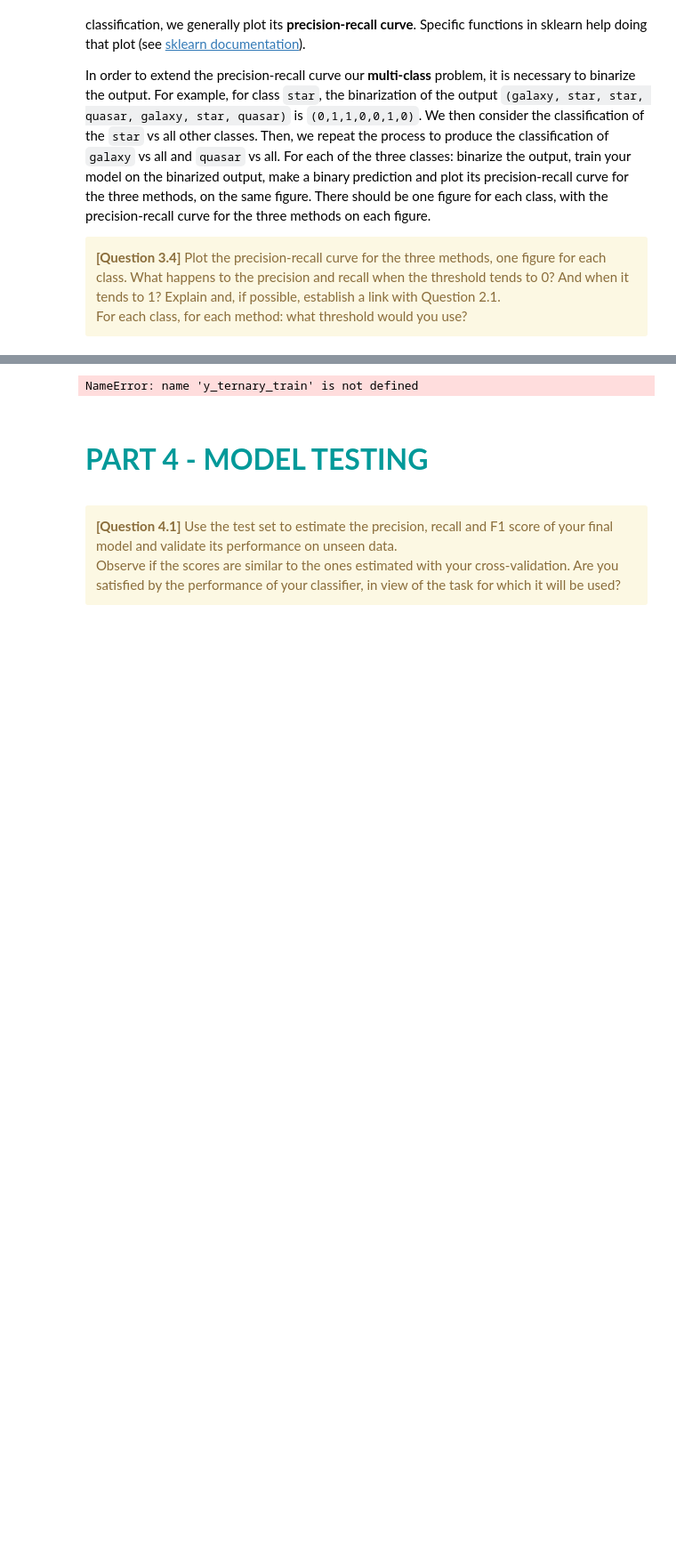
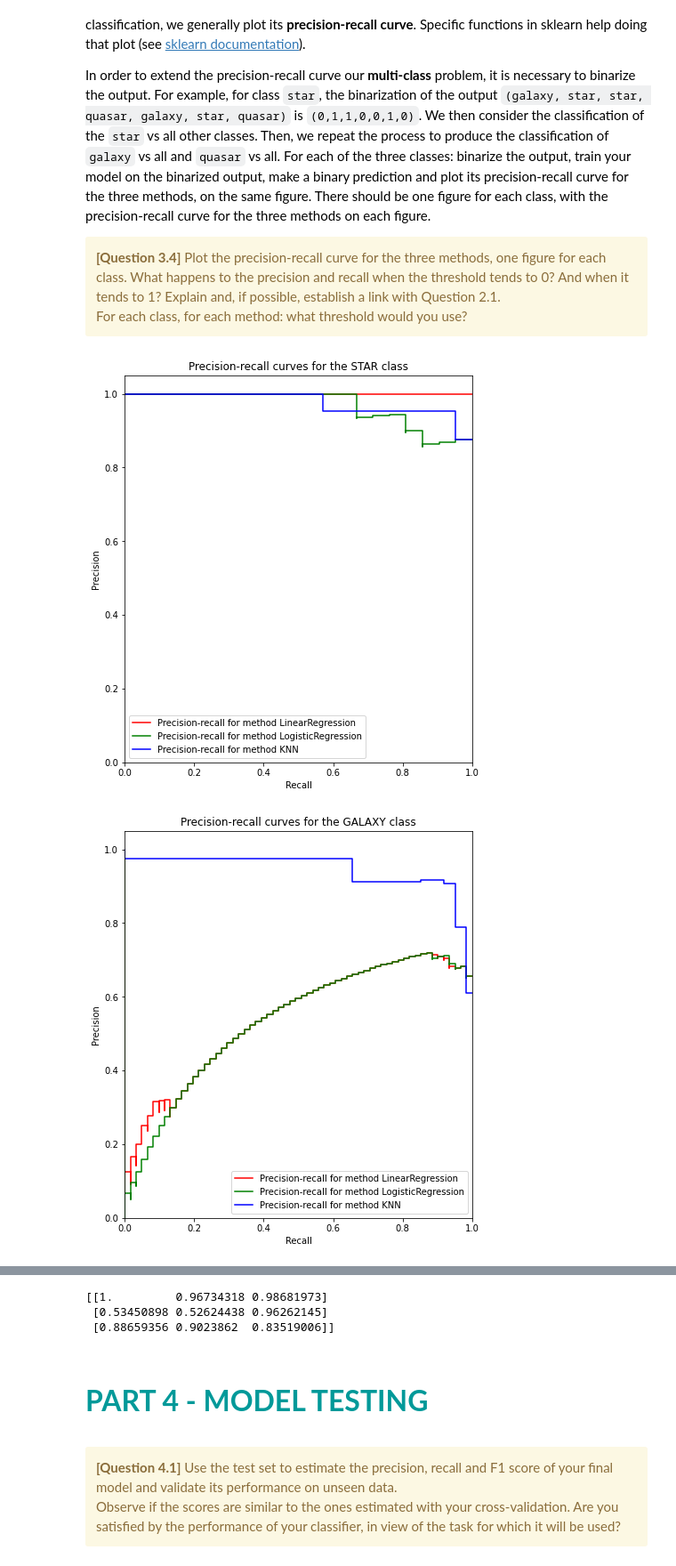
Before and after one commit to Mathis003/LEPL1109-Hackathons, a Jupyter notebook: Hackathon_2/Hackathon02-Classification.ipynb, the cells around one changed output, grey strips where cells are left out. Shown at 89% size. Drawn from its saved outputs; the diff is of its cells as text; code cells hidden in the pictures; blank space fills up the shorter version.

```diff
--- a/Hackathon_2/Hackathon02-Classification.ipynb
+++ b/Hackathon_2/Hackathon02-Classification.ipynb
@@ -452,8 +458,8 @@ Based on the confusion matrix, computes the 'precision'
 
 def precision(cm):
     #True positives over Perceived positives
-    if cm[0,1] + cm[1,1] == 0 : return 0
-    return cm[1,1]/(cm[0,1] + cm[1,1])
+    if np.sum(cm[:, 1]) == 0 : return 0
+    return cm[1,1]/(np.sum(cm[:, 1]))
 
 
 """ -----------------------------------------------------------------------------------------
@@ -467,8 +473,9 @@ Based on the confusion matrix, computes the 'recall'
 
 def recall(cm):
     #True positives over Real positives
-    if cm[1,1] + cm[1,0] == 0 : return 0
-    return cm[1,1]/(cm[1,1] + cm[1,0])
+    if np.sum(cm[1, :]) == 0 : return 0
+    return cm[1,1]/(np.sum(cm[1, :]))
+
 
 
 """ -----------------------------------------------------------------------------------------
@@ -591,9 +598,10 @@ CELL N°9 : Model selection - tuning the three methods
 from sklearn.linear_model import LinearRegression
 from sklearn.linear_model import LogisticRegression
 from sklearn.neighbors import KNeighborsClassifier
+from sklearn.preprocessing import label_binarize
 
 names_classes = ["STAR", "GALAXY", "QSO"]
-y_train = np.column_stack([np.where(data_train['class'] == i, 1, 0) for i in names_classes])
+y_train = label_binarize(data_train['class'], classes=names_classes) #y_train1 = np.column_stack([np.where(data_train['class'] == i, 1, 0) for i in names_classes])
 
 #Diminution taille train
 size = 1000
@@ -611,10 +619,10 @@ for n in [1, 5, 10, 100] :
         for p in [2, 1] :
             param[2].append([{"n_neighbors": n}, {"weights": w}, {"p": p}])
 
+m = ['LinearRegression', 'LogisticRegression', 'KNN']
 for cl in range(3) :
     print(f"For {names_classes[cl]} class :")
-    Scores = evalParam(methods, param, X_train.values, y_train[:, cl], 2)
-    m = ['LinearRegression', 'LogisticRegression', 'KNN']
+    Scores = evalParam(methods, param, X_train, y_train[:, cl], 2)
     for i in range(3) :
         print("\tMéthode: " + m[i])
         for j in range(len(param[i])) :
@@ -641,23 +665,50 @@ For each of the three classes: binarize the output, train your model on the bina
 # %%
 """
 TEST CELL N°10 : PRECISION-RECALL CURVES
 
 @pre: the three models (knn, linear and logistic regression) initialized with their tuned hyperparameters.
 @post: a figure with the precision-recall curves for the three given models and also for a simple baseline classifier,
         applied on a validation set containing 10% of the training set.
 ------------------------------------------------------------------------------------------------ """
 
 from sklearn.metrics import precision_recall_curve
 from sklearn.metrics import auc
 from sklearn.model_selection import train_test_split
-from sklearn.preprocessing import label_binarize
+#Ajout
+from sklearn.metrics import PrecisionRecallDisplay
+from itertools import cycle
+
 
 # Validation set to use for the PR curves
 X_train2, X_val = train_test_split(X_train, test_size=0.1, random_state=42)
-y_train2, y_val = train_test_split(y_ternary_train, test_size=0.1, random_state=42)
+y_train2, y_val = train_test_split(y_train, test_size=0.1, random_state=42)
 
 # Binarization of the output
-y_train2_bin = label_binarize(y_train2, classes=[0, 1, 2])
-y_val_bin    = label_binarize(y_val, classes=[0, 1, 2])
-n_classes    = y_val_bin.shape[1]
+#y_train2_bin = label_binarize(y_train2, classes=[0, 1, 2])
+#y_val_bin    = label_binarize(y_val, classes=[0, 1, 2])
+n_classes    = y_val.shape[1]
+methods = [LinearRegression(), LogisticRegression(), KNeighborsClassifier()]
+area = np.zeros((n_classes, len(methods)))
+colors = cycle(["red", "green", "blue"])
+
+for i in range(n_classes) :
+    _, ax = plt.subplots(figsize=(7, 8))
+    for j, color in zip(range(len(methods)), colors) :
+        methods[j].fit(X_train2, y_train2[:, i])
+        if type(methods[j]) == type(LinearRegression()) :
+            y_score = methods[j].predict(X_val)
+        else : y_score = (methods[j].predict_proba(X_val))[:, 1]
+        prec, rec, thres = precision_recall_curve(y_val[:, i], y_score)
+        display = PrecisionRecallDisplay(recall=rec, precision=prec, )
+        display.plot(ax=ax, name=f"Precision-recall for method {m[j]}", color=color)
+        area[i, j] = auc(rec, prec)
+    ax.set_xlim([0.0, 1.0])
+    ax.set_ylim([0.0, 1.05])
+    ax.legend()
+    ax.set_title(f"Precision-recall curves for the {names_classes[i]} class")
+
+plt.show()
+print(area)
 # %% [output]
+[figure, added]
+[figure, added]
@@ -664,4 +716,6 @@ n_classes    = y_val_bin.shape[1]
-NameError: name 'y_ternary_train' is not defined
+[[1.         0.96734318 0.98681973]
+ [0.53450898 0.52624438 0.96262145]
+ [0.88659356 0.9023862  0.83519006]]
 # %% [markdown]
 <br>
 
```
Also changed, not shown: parts of 7 cells of this notebook.
